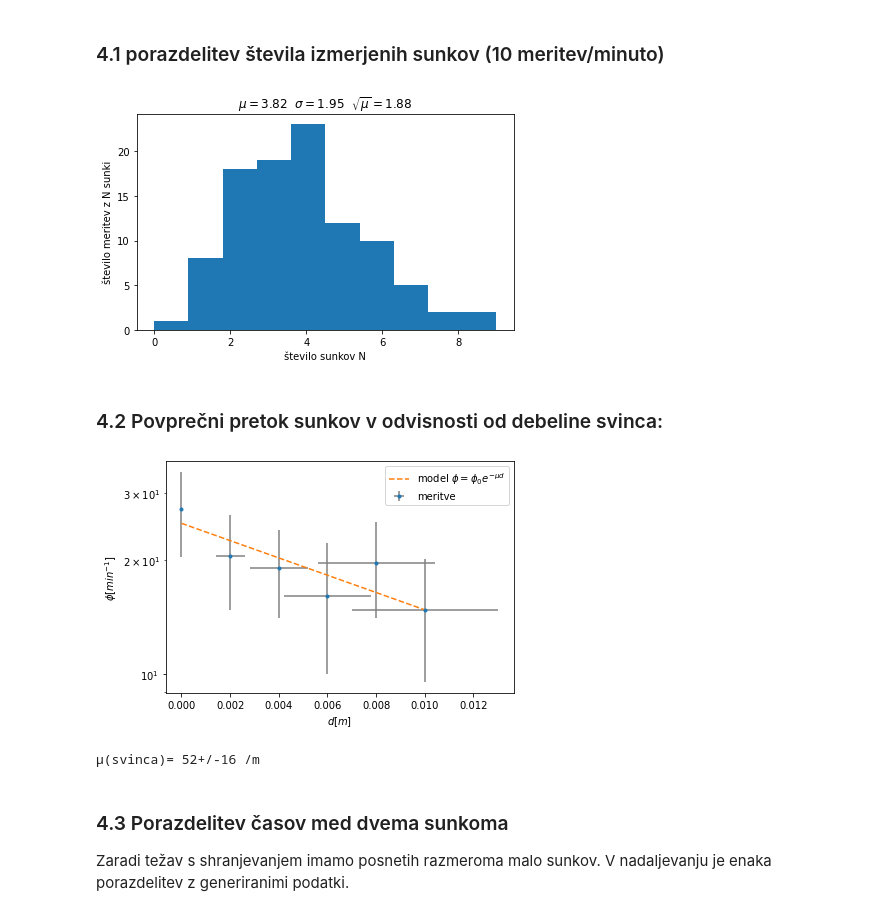
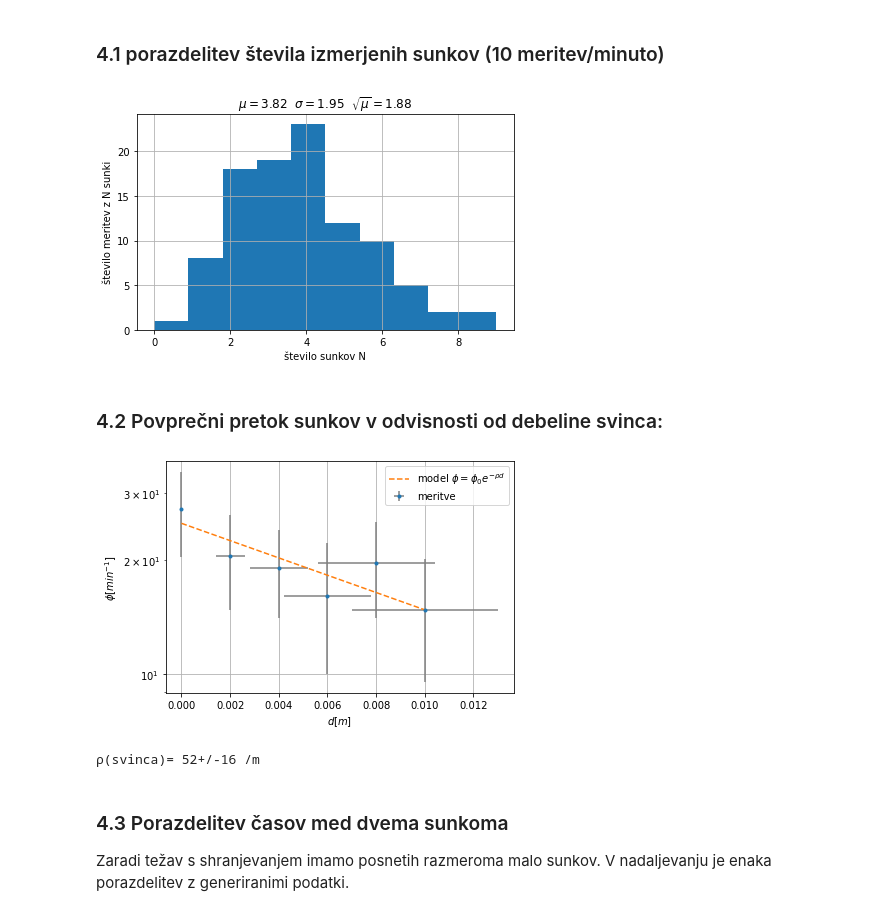
Before and after one commit to gregorkrz/fizikalni-praktikum-2, a Jupyter notebook: vaja69/vaja69.ipynb, the cells around one changed output. Saved outputs shown, nothing was run; the diff lists cells and outputs as text; code cells hidden in the pictures.

```diff
--- a/vaja69/vaja69.ipynb
+++ b/vaja69/vaja69.ipynb
@@ -106,38 +109,40 @@ Meritve časov med sunki [s]: [1.11040e+01 2.56000e-01 2.84800e+00 4.62360e+01 1
 plt.hist(cnt)
 plt.xlabel('število sunkov N')
 plt.ylabel('število meritev z N sunki')
-plt.title(r'$\mu={}\ \ \sigma={} \ \ \sqrt{{\mu}}={}$'.format(avg, stp, std))
+plt.title(r'$\mu={}\ \ \sigma={} \ \ \sqrt{{\mu}}={}$'.format(avg_1, stp_1, std_1))
+plt.grid()
 plt.show()
 # %% [output]
-[figure, old version]
+[figure, new version]
 # %% [markdown]
 ### 4.2 Povprečni pretok sunkov v odvisnosti od debeline svinca:
 # %%
 
 avg = np.array(avg)
 ploscica = ufloat(2, 0.6) * 1e-3 # debelina ploščice
 d = avg[:, 0] * ploscica
 background = ufloat(ozadje[0], ozadje[1]) # sevanje ozadja
 phi = unumpy.uarray(avg[:, 1], avg[:, 2]) - background
 plt.errorbar(unumpy.nominal_values(d), unumpy.nominal_values(phi),
     xerr=unumpy.std_devs(d), yerr=unumpy.std_devs(phi), ecolor="gray", fmt=".", label='meritve')
 plt.yscale('log')
 phi_model = lambda x, mu, phi0: phi0 * np.exp(-mu*x)
 popt, pcov = curve_fit(phi_model, unumpy.nominal_values(d), unumpy.nominal_values(phi))
 _x = np.linspace(min(unumpy.nominal_values(d)), max(unumpy.nominal_values(d)), 1000)
 _y = phi_model(_x, popt[0], popt[1])
 
 mu = ufloat(popt[0], np.sqrt(np.diag(pcov))[0])
 
-plt.plot(_x, _y, "--", label=r'model $\phi = \phi_0 e^{-\mu d}$')
+plt.plot(_x, _y, "--", label=r'model $\phi = \phi_0 e^{-\rho d}$')
 plt.xlabel(r'$d [m]$')
 plt.ylabel(r'$\phi [min^{-1}]$')
 plt.legend()
+plt.grid()
 plt.show()
-print('μ(svinca)=',mu,'/m')
+print('ρ(svinca)=',mu,'/m')
 # %% [output]
-[figure, old version]
+[figure, new version]
-μ(svinca)= 52+/-16 /m
+ρ(svinca)= 52+/-16 /m
 # %% [markdown]
 ### 4.3 Porazdelitev časov med dvema sunkoma
 Zaradi težav s shranjevanjem imamo posnetih razmeroma malo sunkov. V nadaljevanju je enaka porazdelitev z generiranimi podatki.
```
Also changed, not shown: parts of 6 cells of this notebook, 1 other file.
